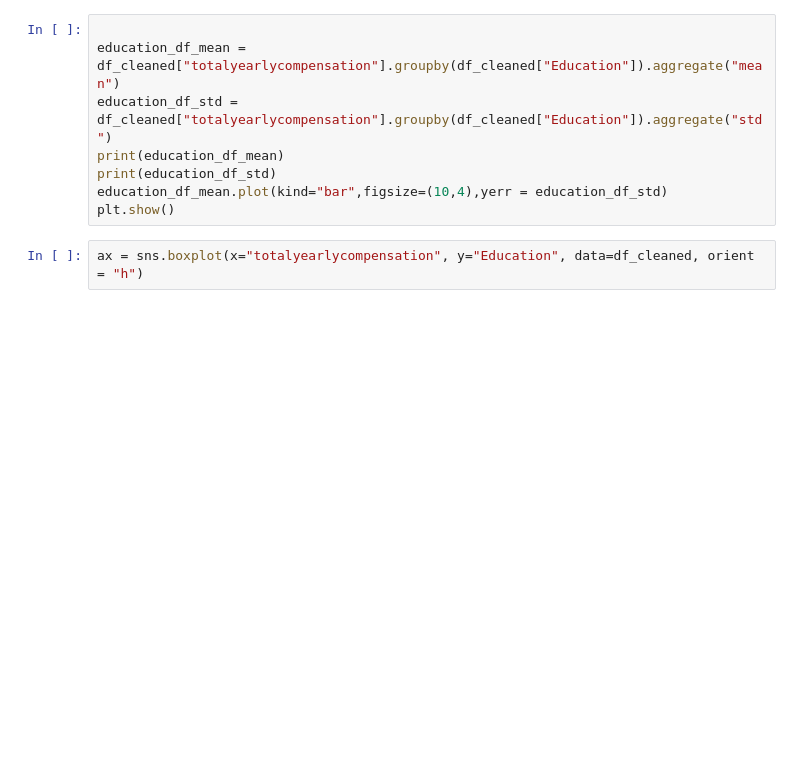
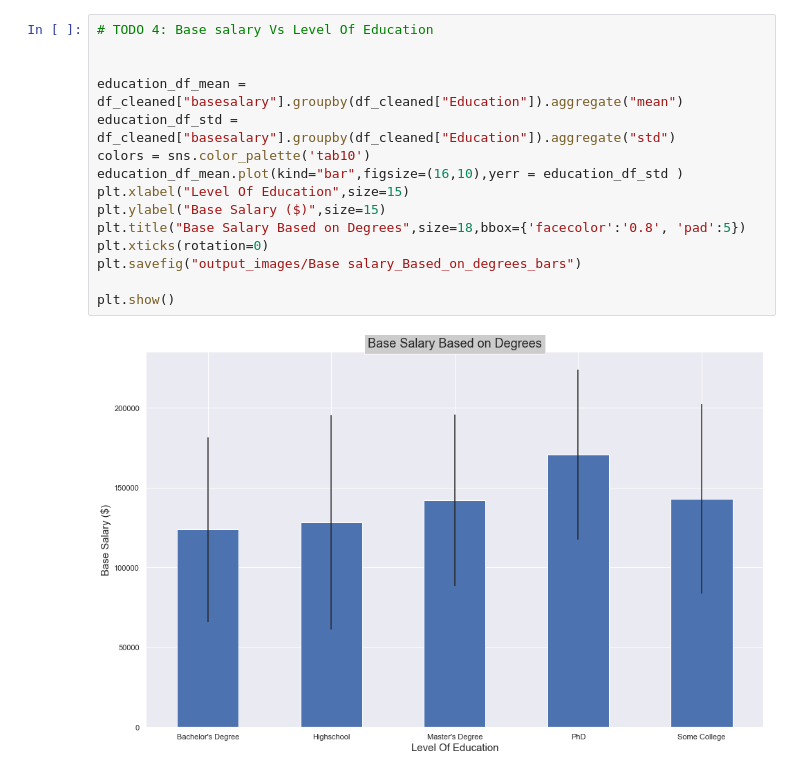
Before and after one commit to nealp1910/NU_Bootcamp_2022_Project_1, a Jupyter notebook: Stem Salaries Notebook.ipynb, the cells around one changed output. Drawn from its saved outputs; the diff is of its cells as text; blank space fills up the shorter version.

```diff
--- a/Stem Salaries Notebook.ipynb
+++ b/Stem Salaries Notebook.ipynb
@@ -130,10 +345,17 @@ plt.show()
 # %%
+# TODO 4: Base salary Vs Level Of Education
 
-education_df_mean = df_cleaned["totalyearlycompensation"].groupby(df_cleaned["Education"]).aggregate("mean")
-education_df_std = df_cleaned["totalyearlycompensation"].groupby(df_cleaned["Education"]).aggregate("std")
-print(education_df_mean)
-print(education_df_std)
-education_df_mean.plot(kind="bar",figsize=(10,4),yerr = education_df_std)
+
+education_df_mean = df_cleaned["basesalary"].groupby(df_cleaned["Education"]).aggregate("mean")
+education_df_std = df_cleaned["basesalary"].groupby(df_cleaned["Education"]).aggregate("std")
+colors = sns.color_palette('tab10')
+education_df_mean.plot(kind="bar",figsize=(16,10),yerr = education_df_std )
+plt.xlabel("Level Of Education",size=15)
+plt.ylabel("Base Salary ($)",size=15)
+plt.title("Base Salary Based on Degrees",size=18,bbox={'facecolor':'0.8', 'pad':5})
+plt.xticks(rotation=0)
+plt.savefig("output_images/Base salary_Based_on_degrees_bars")
+
 plt.show()
+# %% [output]
+[figure, added]
-# %%
-ax = sns.boxplot(x="totalyearlycompensation", y="Education", data=df_cleaned, orient = "h")
```
Also changed, not shown: parts of 36 cells of this notebook, 15 other files.
